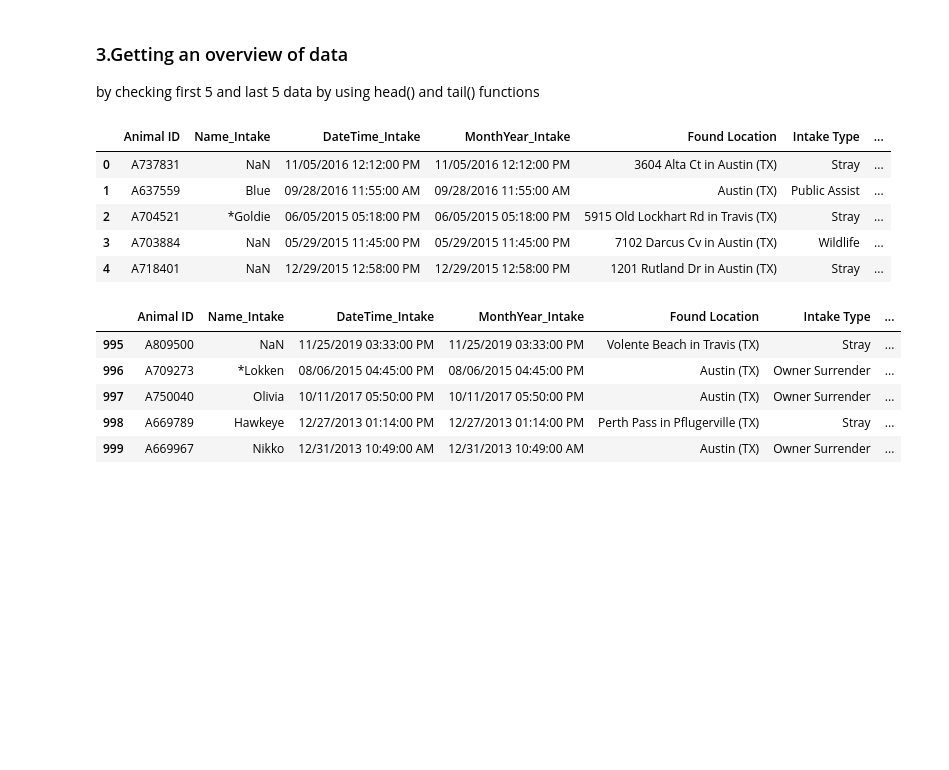
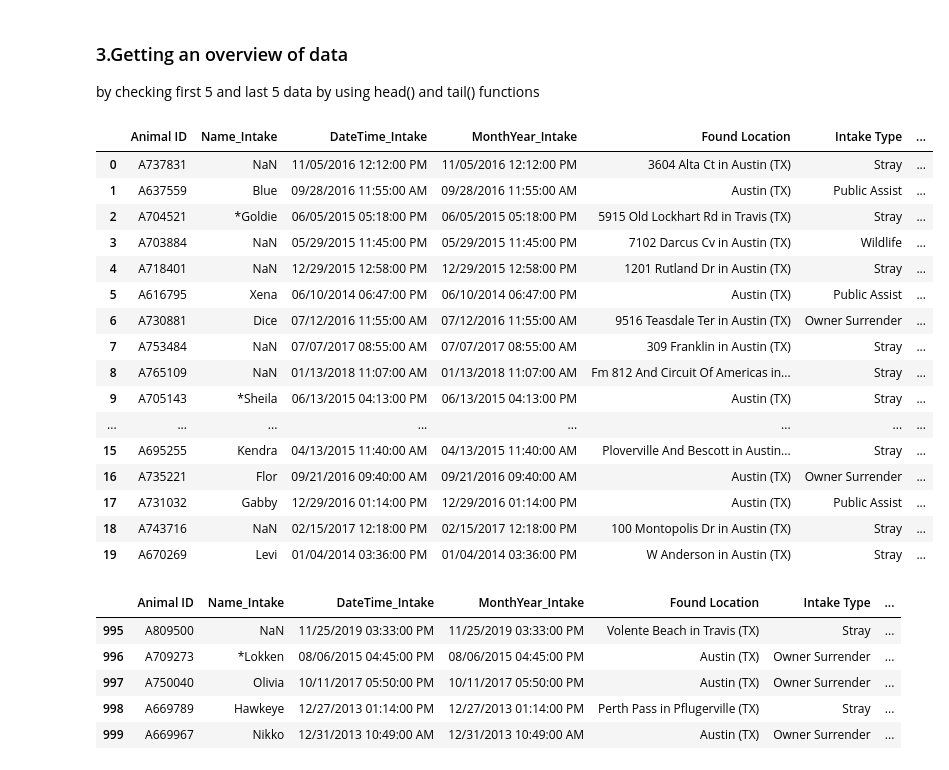
Before and after one commit to sachsom95/Animal-shelter-data-Exploratory-Analysis, a Jupyter notebook: Animal_shelter_data_analysis.ipynb, the cells around one changed output. Drawn from its saved outputs; the diff is of its cells as text; code cells hidden in the pictures; blank space fills up the shorter version.

```diff
--- a/Animal_shelter_data_analysis.ipynb
+++ b/Animal_shelter_data_analysis.ipynb
@@ -47,14 +47,25 @@ df.shape
 <h3>3.Getting an overview of data </h3>
 <p>by checking first 5 and last 5 data by using head() and tail() functions</p>
 # %%
-df.head()
+df.head(20)
 # %% [output]
 |  | Animal ID | Name_Intake | DateTime_Intake | MonthYear_Intake | Found Location | Intake Type | ... |
 | 0 | A737831 | NaN | 11/05/2016 12:12:00 PM | 11/05/2016 12:12:00 PM | 3604 Alta Ct in Austin (TX) | Stray | ... |
 | 1 | A637559 | Blue | 09/28/2016 11:55:00 AM | 09/28/2016 11:55:00 AM | Austin (TX) | Public Assist | ... |
 | 2 | A704521 | *Goldie | 06/05/2015 05:18:00 PM | 06/05/2015 05:18:00 PM | 5915 Old Lockhart Rd in Travis (TX) | Stray | ... |
 | 3 | A703884 | NaN | 05/29/2015 11:45:00 PM | 05/29/2015 11:45:00 PM | 7102 Darcus Cv in Austin (TX) | Wildlife | ... |
 | 4 | A718401 | NaN | 12/29/2015 12:58:00 PM | 12/29/2015 12:58:00 PM | 1201 Rutland Dr in Austin (TX) | Stray | ... |
+| 5 | A616795 | Xena | 06/10/2014 06:47:00 PM | 06/10/2014 06:47:00 PM | Austin (TX) | Public Assist | ... |
+| 6 | A730881 | Dice | 07/12/2016 11:55:00 AM | 07/12/2016 11:55:00 AM | 9516 Teasdale Ter in Austin (TX) | Owner Surrender | ... |
+| 7 | A753484 | NaN | 07/07/2017 08:55:00 AM | 07/07/2017 08:55:00 AM | 309 Franklin in Austin (TX) | Stray | ... |
+| 8 | A765109 | NaN | 01/13/2018 11:07:00 AM | 01/13/2018 11:07:00 AM | Fm 812 And Circuit Of Americas in... | Stray | ... |
+| 9 | A705143 | *Sheila | 06/13/2015 04:13:00 PM | 06/13/2015 04:13:00 PM | Austin (TX) | Stray | ... |
+| ... | ... | ... | ... | ... | ... | ... | ... |
+| 15 | A695255 | Kendra | 04/13/2015 11:40:00 AM | 04/13/2015 11:40:00 AM | Ploverville And Bescott in Austin... | Stray | ... |
+| 16 | A735221 | Flor | 09/21/2016 09:40:00 AM | 09/21/2016 09:40:00 AM | Austin (TX) | Owner Surrender | ... |
+| 17 | A731032 | Gabby | 12/29/2016 01:14:00 PM | 12/29/2016 01:14:00 PM | Austin (TX) | Public Assist | ... |
+| 18 | A743716 | NaN | 02/15/2017 12:18:00 PM | 02/15/2017 12:18:00 PM | 100 Montopolis Dr in Austin (TX) | Stray | ... |
+| 19 | A670269 | Levi | 01/04/2014 03:36:00 PM | 01/04/2014 03:36:00 PM | W Anderson in Austin (TX) | Stray | ... |
 # %%
 df.tail()
 # %% [output]
```
Also changed, not shown: parts of 49 cells of this notebook.
